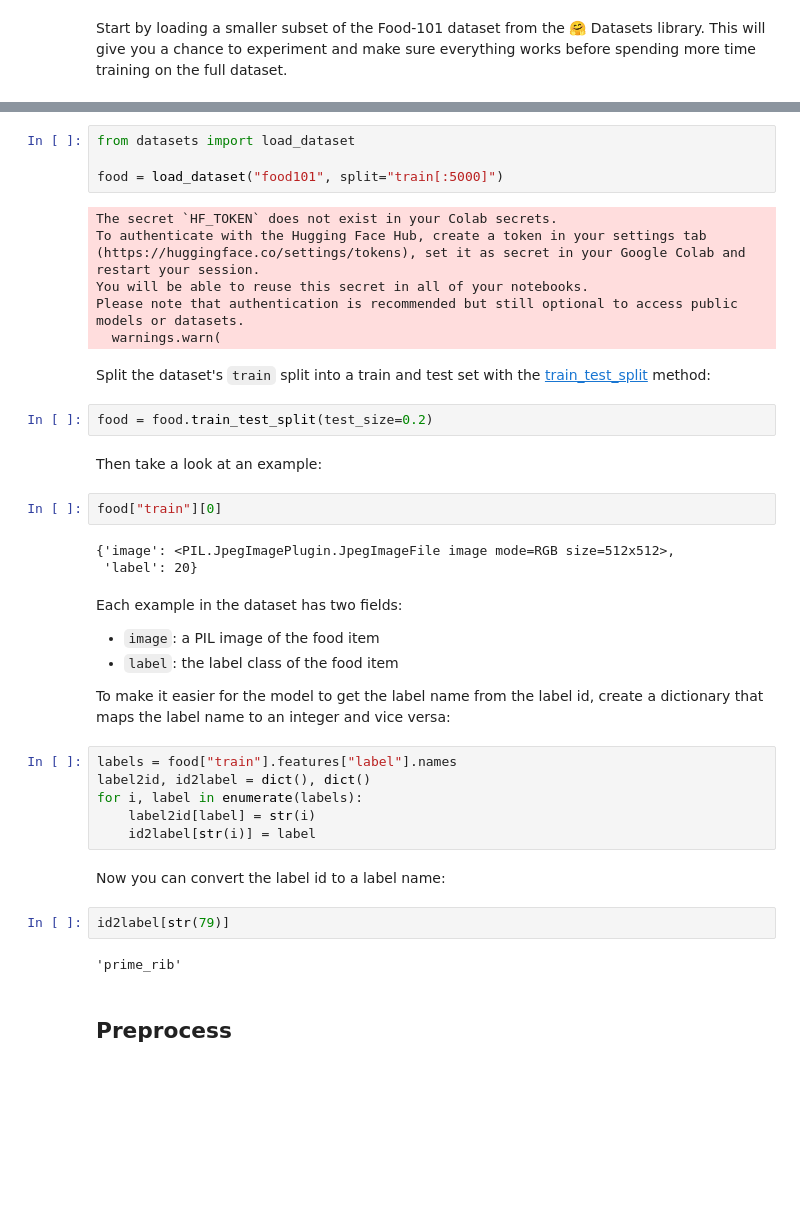
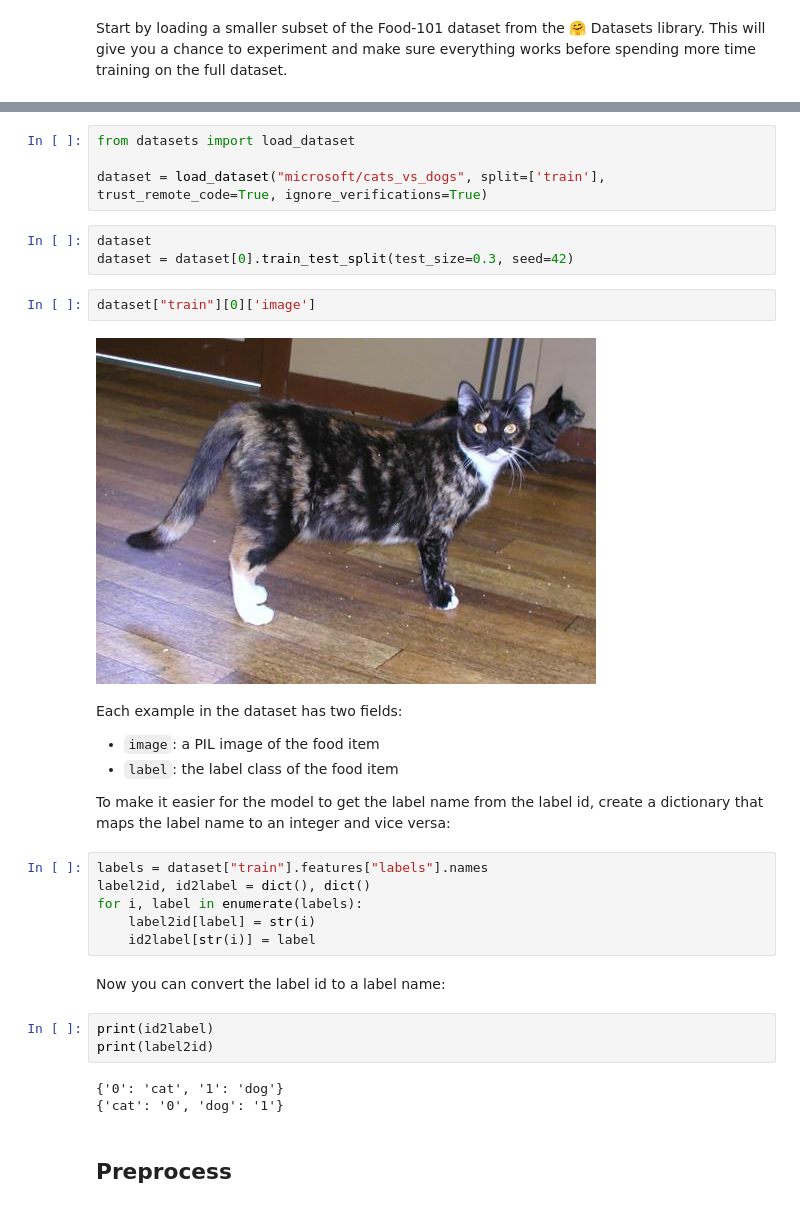
Before and after one commit to laxmimerit/Fine-Tuning-LLM-with-HuggingFace, a Jupyter notebook: 10-Image_Classification/Image Classification.ipynb, the cells around one changed output, grey strips where cells are left out. Drawn from its saved outputs; the diff is of its cells as text; blank space fills up the shorter version.

```diff
--- a/10-Image_Classification/Image Classification.ipynb
+++ b/10-Image_Classification/Image Classification.ipynb
@@ -44,24 +21,14 @@ experiment and make sure everything works before spending more time training on
 # %%
 from datasets import load_dataset
 
-food = load_dataset("food101", split="train[:5000]")
+dataset = load_dataset("microsoft/cats_vs_dogs", split=['train'], trust_remote_code=True, ignore_verifications=True)
-# %% [output]
-The secret `HF_TOKEN` does not exist in your Colab secrets.
-To authenticate with the Hugging Face Hub, create a token in your settings tab (https://huggingface.co/settings/tokens), set it as secret in your Google Colab and restart your session.
-You will be able to reuse this secret in all of your notebooks.
-Please note that authentication is recommended but still optional to access public models or datasets.
-  warnings.warn(
-# %% [markdown]
-Split the dataset's `train` split into a train and test set with the [train_test_split](https://huggingface.co/docs/datasets/main/en/package_reference/main_classes#datasets.Dataset.train_test_split) method:
-# %%
-food = food.train_test_split(test_size=0.2)
-# %% [markdown]
-Then take a look at an example:
+# %%
+dataset
+dataset = dataset[0].train_test_split(test_size=0.3, seed=42)
 # %%
-food["train"][0]
+dataset["train"][0]['image']
 # %% [output]
-{'image': <PIL.JpegImagePlugin.JpegImageFile image mode=RGB size=512x512>,
- 'label': 20}
+[figure, added]
 # %% [markdown]
 Each example in the dataset has two fields:
 
@@ -71,17 +38,19 @@ Each example in the dataset has two fields:
 To make it easier for the model to get the label name from the label id, create a dictionary that maps the label name
 to an integer and vice versa:
 # %%
-labels = food["train"].features["label"].names
+labels = dataset["train"].features["labels"].names
 label2id, id2label = dict(), dict()
 for i, label in enumerate(labels):
     label2id[label] = str(i)
     id2label[str(i)] = label
 # %% [markdown]
 Now you can convert the label id to a label name:
-# %%
-id2label[str(79)]
-# %% [output]
-'prime_rib'
+# %%
+print(id2label)
+print(label2id)
+# %% [output]
+{'0': 'cat', '1': 'dog'}
+{'cat': '0', 'dog': '1'}
 # %% [markdown]
 ## Preprocess
 # %% [markdown]
```
Also changed, not shown: parts of 9 cells of this notebook, 2 other files.
